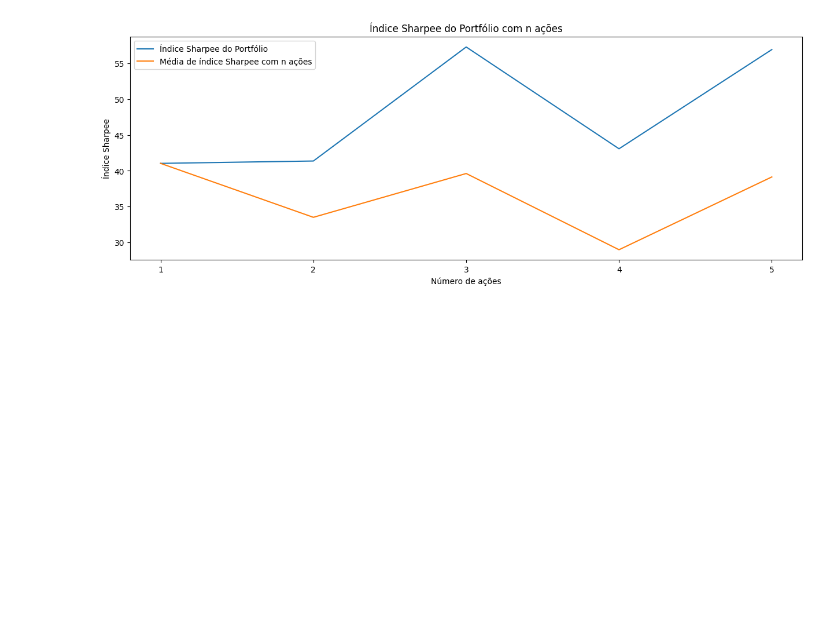
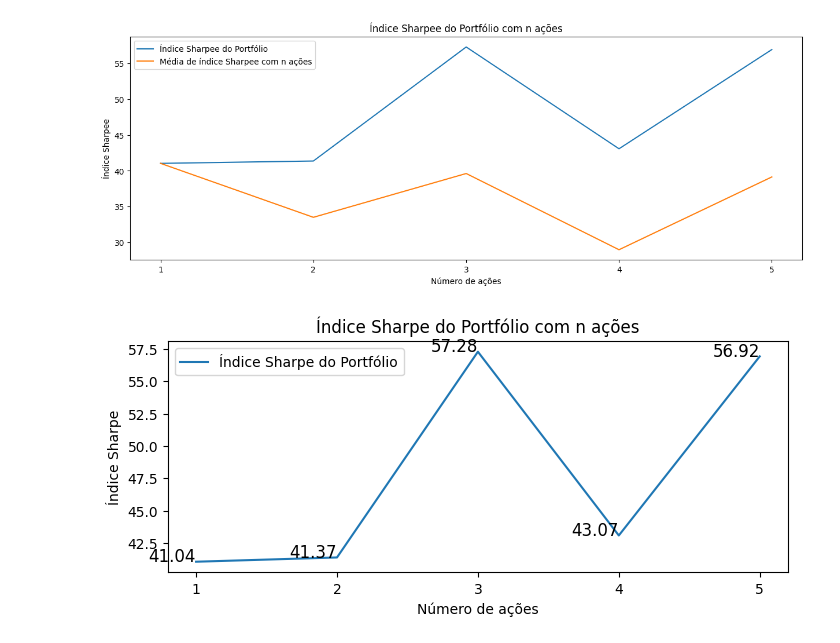
Before and after one commit to iancdesponds/APS-3-CDADOS, a Jupyter notebook: aps.ipynb, the cells around one changed output. Drawn from its saved outputs; the diff is of its cells as text; code cells hidden in the pictures; blank space fills up the shorter version.

```diff
--- a/aps.ipynb
+++ b/aps.ipynb
@@ -519,3 +519,17 @@ plt.xlabel('Número de ações')
 plt.show()
 # %% [output]
 [figure]
+# %%
+plt.figure(figsize=(8,3))
+n_acoes = ['1','2','3','4','5']
+n_valores_sharpe = [41.04, 41.37, 57.28, 43.07, 56.92]
+plt.plot(n_acoes, n_valores_sharpe, label='Índice Sharpe do Portfólio')
+for i, j in zip(n_acoes, n_valores_sharpe):
+    plt.text(i, j, f'{j:.2f}', fontsize=12, ha='right', )
+plt.legend()
+plt.title('Índice Sharpe do Portfólio com n ações')
+plt.ylabel('Índice Sharpe')
+plt.xlabel('Número de ações')
+plt.show()
+# %% [output]
+[figure, added]
```
Also changed, not shown: 10 other files.
